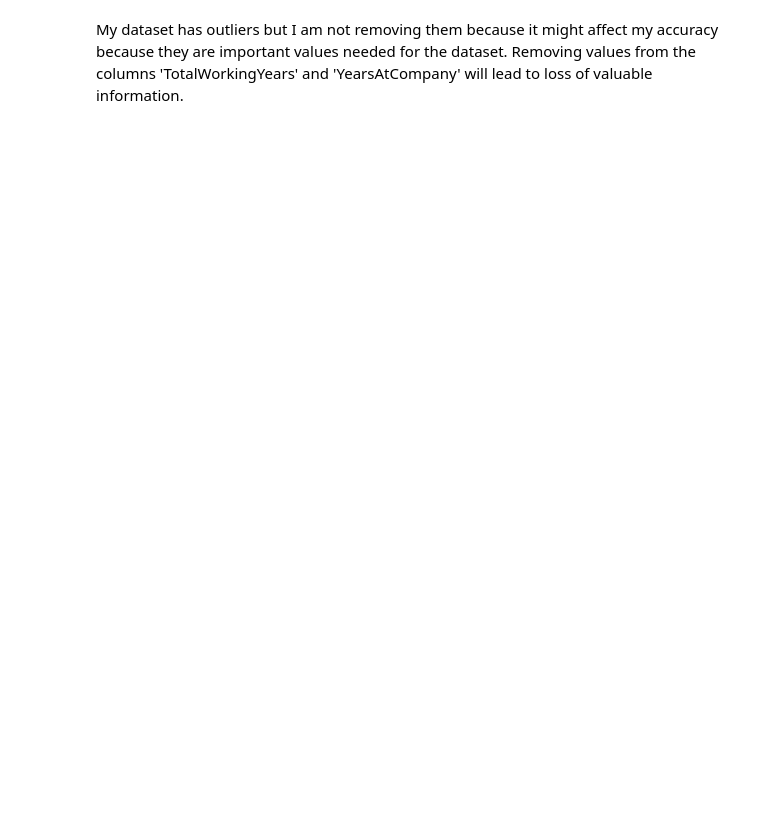
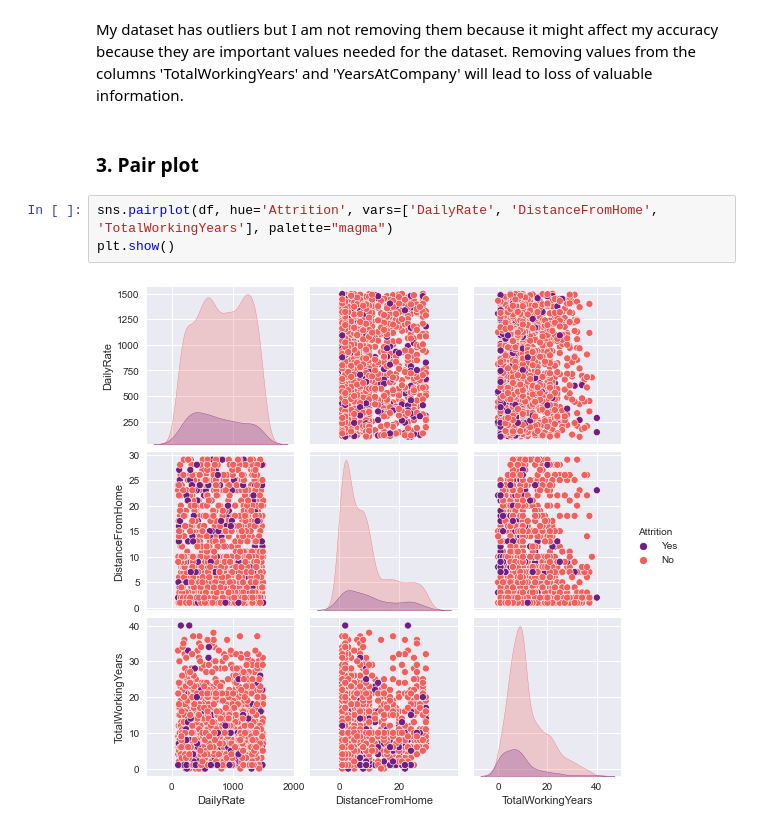
Before and after one commit to olivemideva/phase_3_project, a Jupyter notebook: Student.ipynb, the cells around one changed output. Drawn from its saved outputs; the diff is of its cells as text; blank space fills up the shorter version.

```diff
--- a/Student.ipynb
+++ b/Student.ipynb
@@ -235,2 +236,9 @@ plot_boxplots_with_outliers(df, numerical_columns)
 # %% [markdown]
 My dataset has outliers but I am not removing them because it might affect my accuracy because they are important values needed for the dataset. Removing values from the columns 'TotalWorkingYears' and 'YearsAtCompany' will lead to loss of valuable information.
+# %% [markdown]
+### 3. Pair plot
+# %%
+sns.pairplot(df, hue='Attrition', vars=['DailyRate', 'DistanceFromHome', 'TotalWorkingYears'], palette="magma")
+plt.show()
+# %% [output]
+[figure, added]
```
Also changed, not shown: parts of 6 cells of this notebook.
